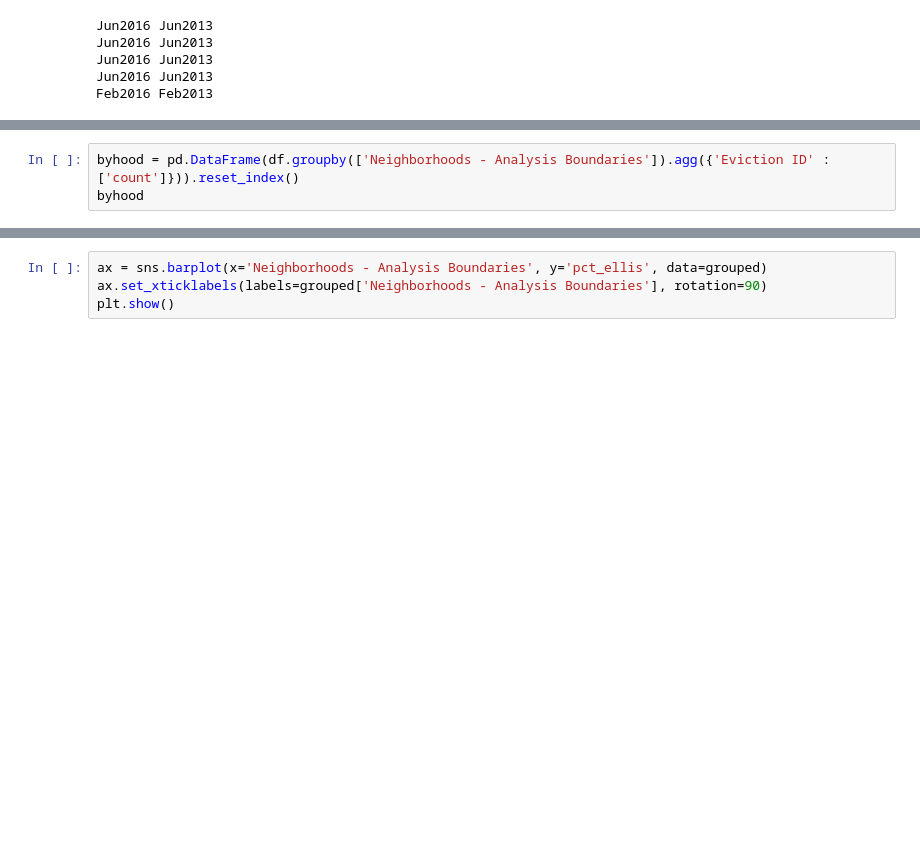
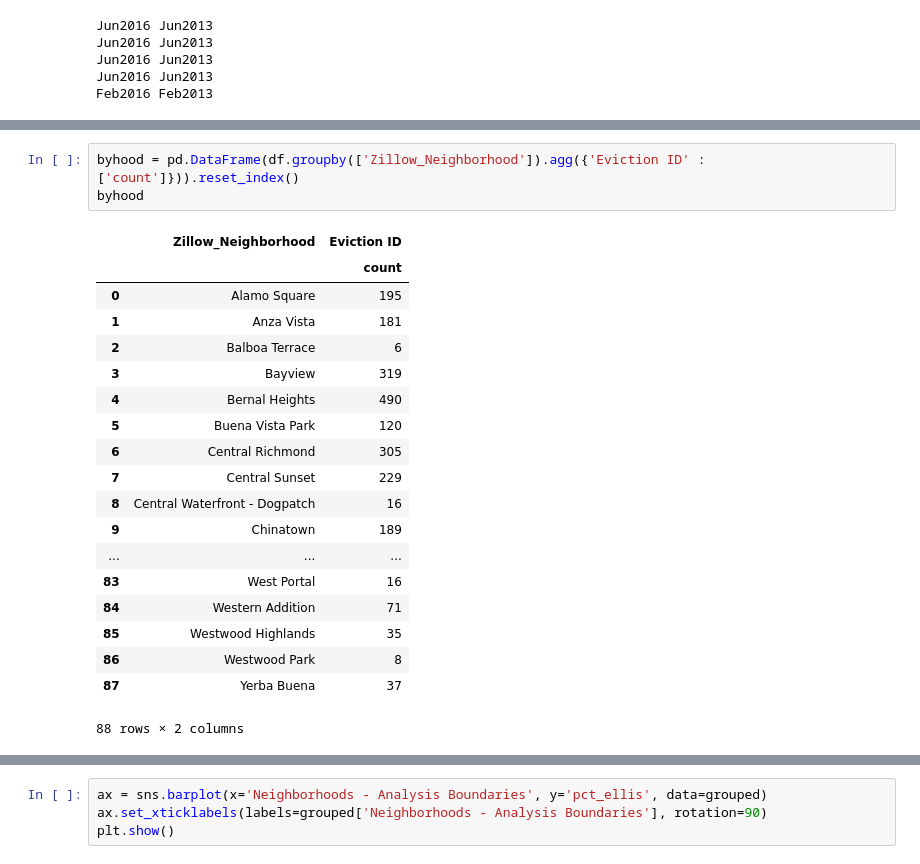
Before and after one commit to Jkremr/evictions-home-values, a Jupyter notebook: evictions-home-values.ipynb, the cells around one changed output, grey strips where cells are left out. Cells and saved outputs as stored; diff of their text form; blank space fills up the shorter version.

```diff
--- a/evictions-home-values.ipynb
+++ b/evictions-home-values.ipynb
@@ -105,5 +58,25 @@ df
 # %%
-byhood = pd.DataFrame(df.groupby(['Neighborhoods - Analysis Boundaries']).agg({'Eviction ID' : ['count']})).reset_index()
+byhood = pd.DataFrame(df.groupby(['Zillow_Neighborhood']).agg({'Eviction ID' : ['count']})).reset_index()
 byhood
+# %% [output]
+|  | Zillow_Neighborhood | Eviction ID |
+|  |  | count |
+| 0 | Alamo Square | 195 |
+| 1 | Anza Vista | 181 |
+| 2 | Balboa Terrace | 6 |
+| 3 | Bayview | 319 |
+| 4 | Bernal Heights | 490 |
+| 5 | Buena Vista Park | 120 |
+| 6 | Central Richmond | 305 |
+| 7 | Central Sunset | 229 |
+| 8 | Central Waterfront - Dogpatch | 16 |
+| 9 | Chinatown | 189 |
+| ... | ... | ... |
+| 83 | West Portal | 16 |
+| 84 | Western Addition | 71 |
+| 85 | Westwood Highlands | 35 |
+| 86 | Westwood Park | 8 |
+| 87 | Yerba Buena | 37 |
+88 rows × 2 columns
 # %%
 df.dtypes
```
Also changed, not shown: parts of 5 cells of this notebook.
